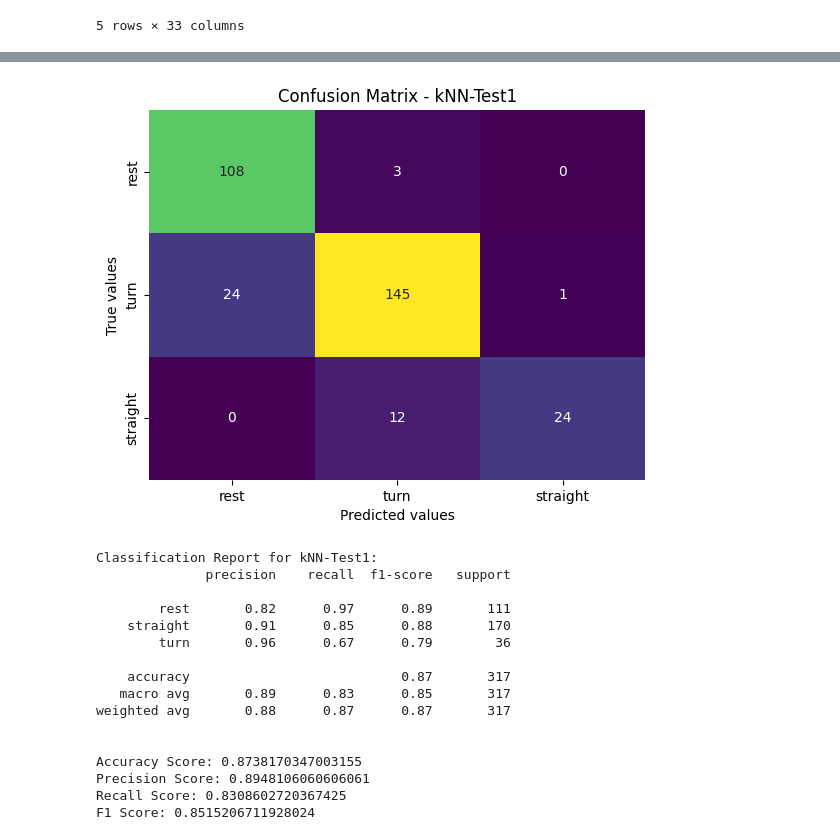
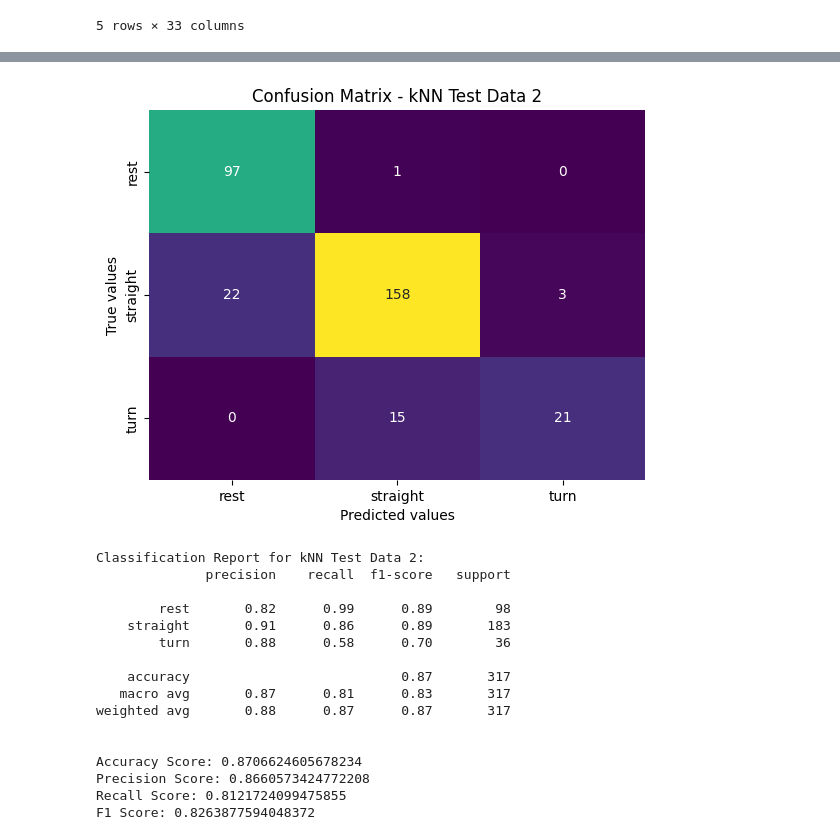
Before and after one commit to sauravuprety21/enel682-proj, a Jupyter notebook: 01knn.ipynb, the cells around one changed output, grey strips where cells are left out. Saved outputs shown, nothing was run; the diff lists cells and outputs as text; code cells hidden in the pictures.

```diff
--- a/01knn.ipynb
+++ b/01knn.ipynb
@@ -230,20 +225,20 @@ F1 Score: 0.8561472072952286
 # %%
-evaluate_classification(y3, grid.predict(X3), ['rest', 'turn', 'straight'], 'kNN-Test1')
+# evaluate_classification(y3, grid.predict(X3), ['rest', 'straight','turn'], 'kNN Test Data 2')
 # %% [output]
-[figure, old version]
+[figure, new version]
-Classification Report for kNN-Test1:
+Classification Report for kNN Test Data 2:
               precision    recall  f1-score   support
 
-        rest       0.82      0.97      0.89       111
-    straight       0.91      0.85      0.88       170
-        turn       0.96      0.67      0.79        36
+        rest       0.82      0.99      0.89        98
+    straight       0.91      0.86      0.89       183
+        turn       0.88      0.58      0.70        36
 
     accuracy                           0.87       317
-   macro avg       0.89      0.83      0.85       317
+   macro avg       0.87      0.81      0.83       317
 weighted avg       0.88      0.87      0.87       317
 
 
-Accuracy Score: 0.8738170347003155
-Precision Score: 0.8948106060606061
-Recall Score: 0.8308602720367425
-F1 Score: 0.8515206711928024
+Accuracy Score: 0.8706624605678234
+Precision Score: 0.8660573424772208
+Recall Score: 0.8121724099475855
+F1 Score: 0.8263877594048372
```
Also changed, not shown: parts of 10 cells of this notebook, 5 other files.
